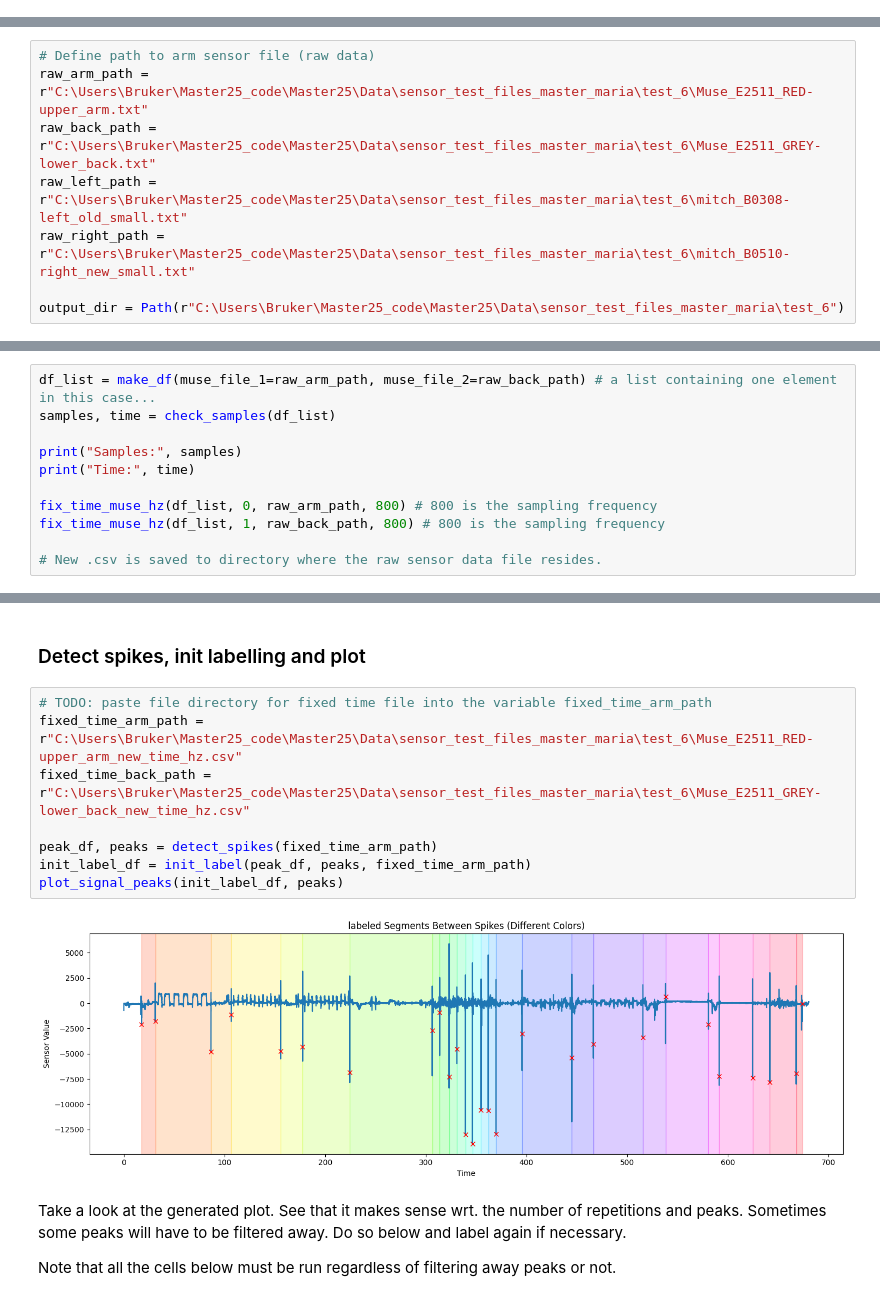
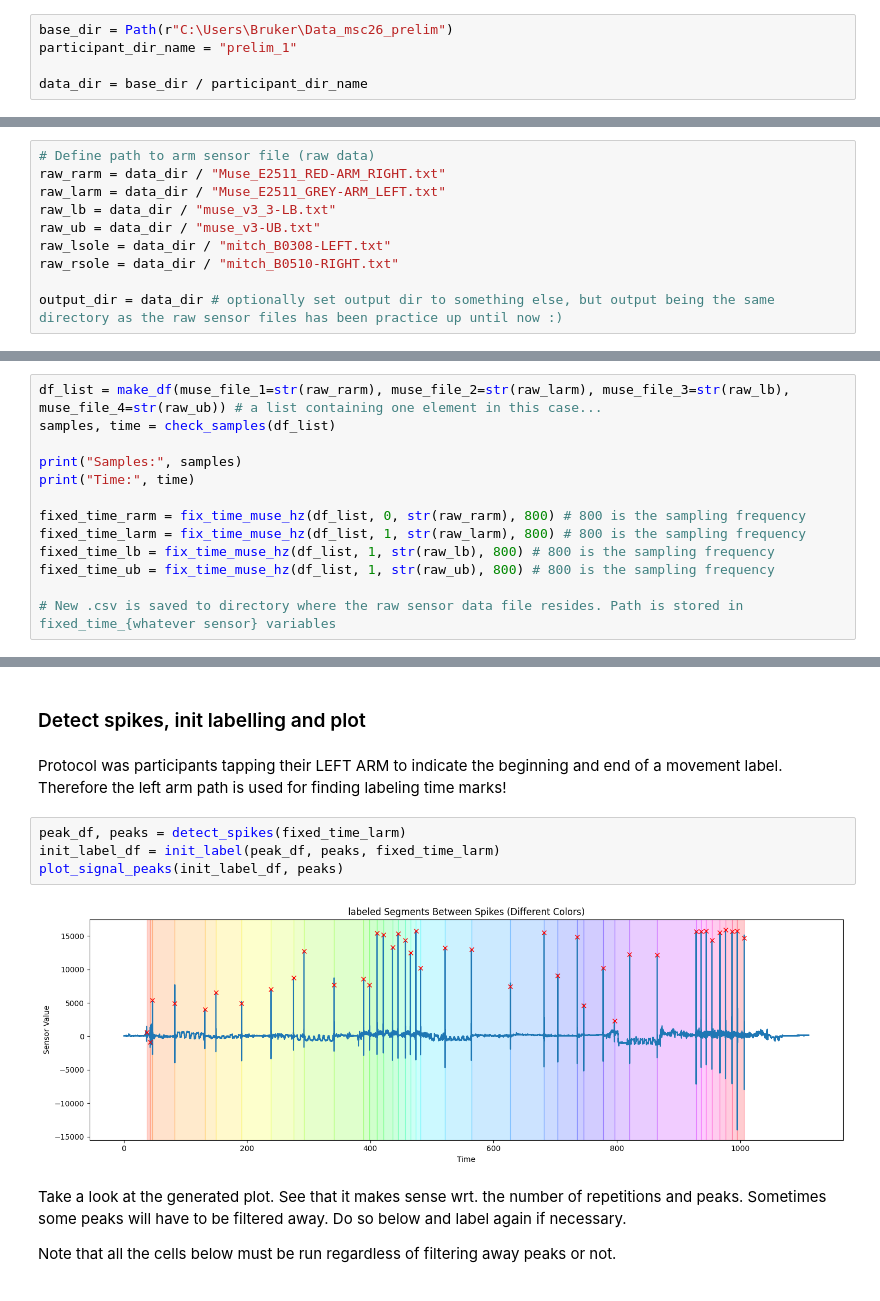
Before and after one commit to johanneloet/MasterV26, a Jupyter notebook: labeling_pipeline.ipynb, the cells around one changed output, grey strips where cells are left out. Cells and saved outputs as stored; diff of their text form.

```diff
--- a/labeling_pipeline.ipynb
+++ b/labeling_pipeline.ipynb
@@ -20,0 +20,5 @@ import numpy as np
+# %%
+base_dir = Path(r"C:\Users\Bruker\Data_msc26_prelim")
+participant_dir_name = "prelim_1"
+
+data_dir = base_dir / participant_dir_name
@@ -21,9 +27,11 @@ import numpy as np
 # %%
 # Define path to arm sensor file (raw data)
-raw_arm_path = r"C:\Users\Bruker\Master25_code\Master25\Data\sensor_test_files_master_maria\test_6\Muse_E2511_RED-upper_arm.txt"
-raw_back_path = r"C:\Users\Bruker\Master25_code\Master25\Data\sensor_test_files_master_maria\test_6\Muse_E2511_GREY-lower_back.txt"
-raw_left_path = r"C:\Users\Bruker\Master25_code\Master25\Data\sensor_test_files_master_maria\test_6\mitch_B0308-left_old_small.txt"
-raw_right_path = r"C:\Users\Bruker\Master25_code\Master25\Data\sensor_test_files_master_maria\test_6\mitch_B0510-right_new_small.txt"
+raw_rarm = data_dir / "Muse_E2511_RED-ARM_RIGHT.txt"
+raw_larm = data_dir / "Muse_E2511_GREY-ARM_LEFT.txt"
+raw_lb = data_dir / "muse_v3_3-LB.txt"
+raw_ub = data_dir / "muse_v3-UB.txt"
+raw_lsole = data_dir / "mitch_B0308-LEFT.txt"
+raw_rsole = data_dir / "mitch_B0510-RIGHT.txt"
 
-output_dir = Path(r"C:\Users\Bruker\Master25_code\Master25\Data\sensor_test_files_master_maria\test_6")
+output_dir = data_dir # optionally set output dir to something else, but output being the same directory as the raw sensor files has been practice up until now :)
 # %% [markdown]
@@ -142,12 +150,14 @@ MARIA TEST FILES
 # %%
-df_list = make_df(muse_file_1=raw_arm_path, muse_file_2=raw_back_path) # a list containing one element in this case...
+df_list = make_df(muse_file_1=str(raw_rarm), muse_file_2=str(raw_larm), muse_file_3=str(raw_lb), muse_file_4=str(raw_ub)) # a list containing one element in this case...
 samples, time = check_samples(df_list)
 
 print("Samples:", samples)
 print("Time:", time)
 
-fix_time_muse_hz(df_list, 0, raw_arm_path, 800) # 800 is the sampling frequency
-fix_time_muse_hz(df_list, 1, raw_back_path, 800) # 800 is the sampling frequency
+fixed_time_rarm = fix_time_muse_hz(df_list, 0, str(raw_rarm), 800) # 800 is the sampling frequency
+fixed_time_larm = fix_time_muse_hz(df_list, 1, str(raw_larm), 800) # 800 is the sampling frequency
+fixed_time_lb = fix_time_muse_hz(df_list, 1, str(raw_lb), 800) # 800 is the sampling frequency
+fixed_time_ub = fix_time_muse_hz(df_list, 1, str(raw_ub), 800) # 800 is the sampling frequency
 
-# New .csv is saved to directory where the raw sensor data file resides.
+# New .csv is saved to directory where the raw sensor data file resides. Path is stored in fixed_time_{whatever sensor} variables
 # %% [output]
@@ -157,15 +166,13 @@ Time: [11.345316666666667, 11.3454, None, None, None, None]
 # %% [markdown]
 ### Detect spikes, init labelling and plot
+# %% [markdown]
+Protocol was participants tapping their LEFT ARM to indicate the beginning and end of a movement label. Therefore the left arm path is used for finding labeling time marks!
 # %%
-# TODO: paste file directory for fixed time file into the variable fixed_time_arm_path
-fixed_time_arm_path = r"C:\Users\Bruker\Master25_code\Master25\Data\sensor_test_files_master_maria\test_6\Muse_E2511_RED-upper_arm_new_time_hz.csv"
-fixed_time_back_path = r"C:\Users\Bruker\Master25_code\Master25\Data\sensor_test_files_master_maria\test_6\Muse_E2511_GREY-lower_back_new_time_hz.csv"
-
-peak_df, peaks = detect_spikes(fixed_time_arm_path)
-init_label_df = init_label(peak_df, peaks, fixed_time_arm_path)
+peak_df, peaks = detect_spikes(fixed_time_larm)
+init_label_df = init_label(peak_df, peaks, fixed_time_larm)
 plot_signal_peaks(init_label_df, peaks)
 # %% [output]
-[figure, old version]
+[figure, new version]
 # %% [markdown]
 Take a look at the generated plot. See that it makes sense wrt. the number of repetitions and peaks. Sometimes some peaks will have to be filtered away. Do so below and label again if necessary.
 
```
Also changed, not shown: parts of 36 cells of this notebook, 3 other files.
